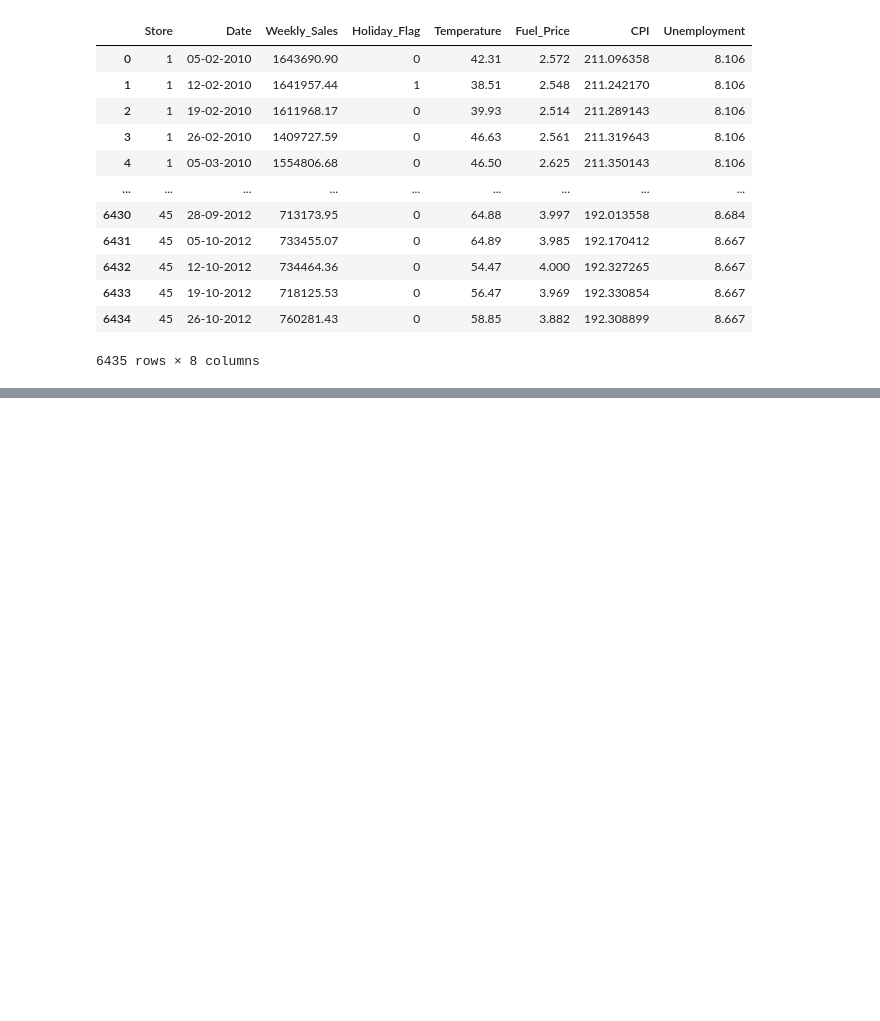
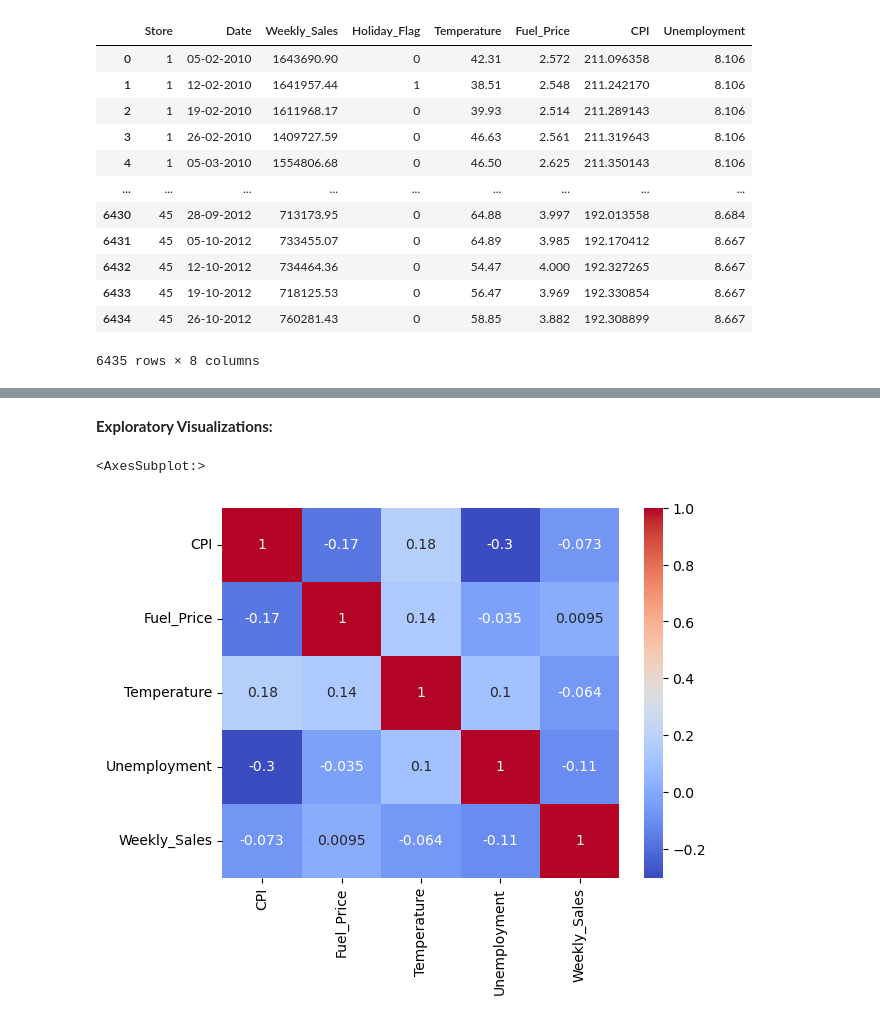
Before and after one commit to ubco-W2022T2-data301/project-group-group36, a Jupyter notebook: analysis/analysis3.ipynb, the cells around one changed output, grey strips where cells are left out. Drawn from its saved outputs; the diff is of its cells as text; code cells hidden in the pictures; blank space fills up the shorter version.

```diff
--- a/analysis/analysis3.ipynb
+++ b/analysis/analysis3.ipynb
@@ -28,0 +111,11 @@ pd.read_csv('../data/raw/Walmart.csv')
+# %% [markdown]
+**Exploratory Visualizations:**
+# %%
+FHdf=pd.read_csv('../data/raw/Walmart.csv')
+
+cols = ["CPI","Fuel_Price","Temperature", "Unemployment", "Weekly_Sales"]
+corr_matrix=FHdf[cols].corr()
+sns.heatmap(corr_matrix,annot=True,cmap="coolwarm")
+# %% [output]
+<AxesSubplot:>
+[figure, added]
```
Also changed, not shown: parts of 17 cells of this notebook, 2 other files.
